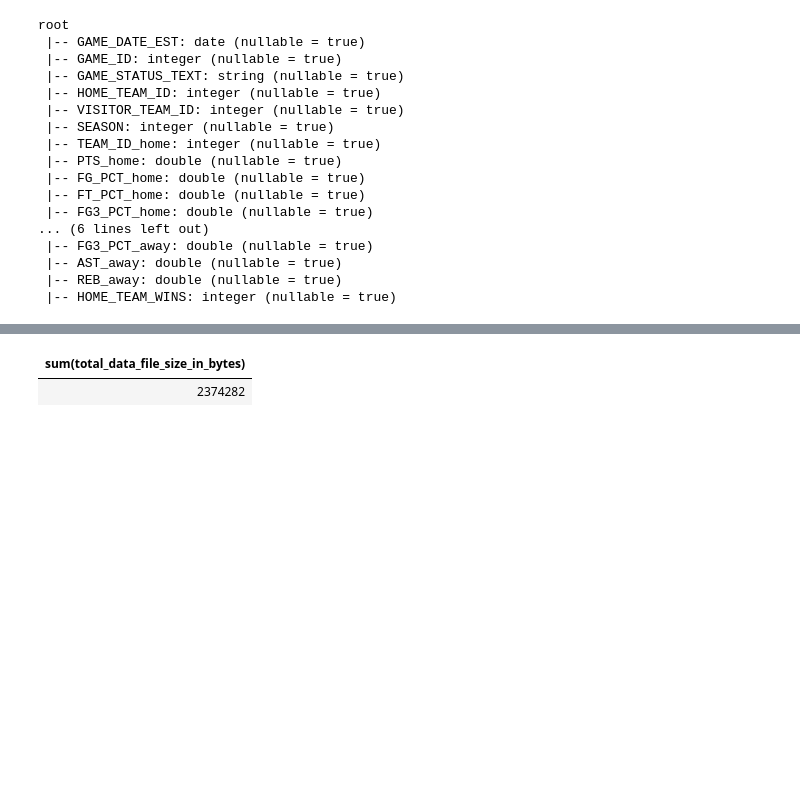
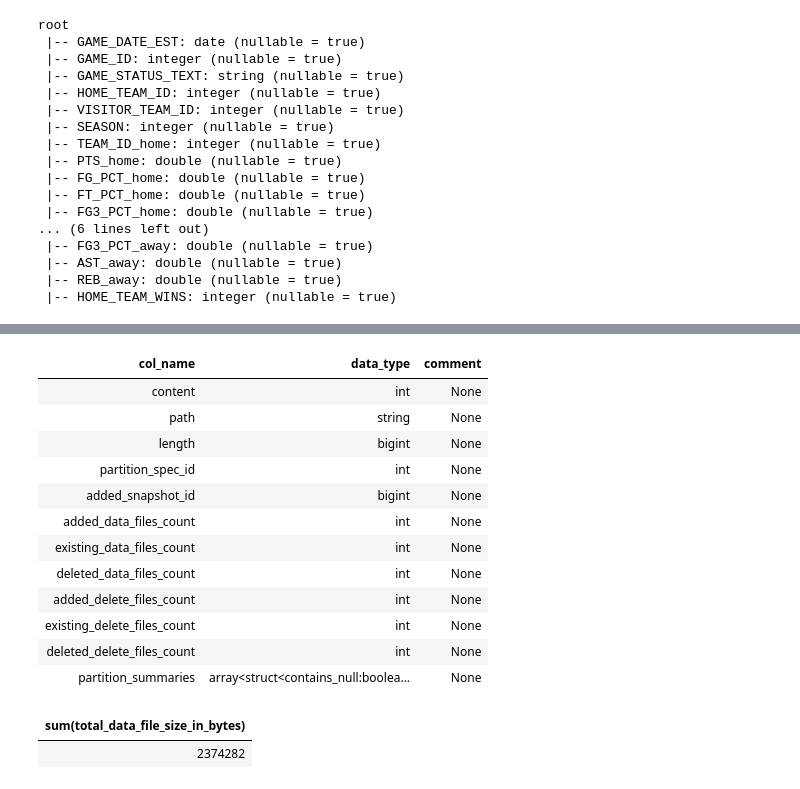
Before and after one commit to sancara/apacheiceberg, a Jupyter notebook: notebooks/nba_demo_iceberg.ipynb, the cells around one changed output, grey strips where cells are left out. Cells and saved outputs as stored; diff of their text form; code cells hidden in the pictures; blank space fills up the shorter version.

Commit message:
modify cells to read manifests

```diff
--- a/notebooks/nba_demo_iceberg.ipynb
+++ b/notebooks/nba_demo_iceberg.ipynb
@@ -92,3 +106,21 @@ df_nba.writeTo("tryo.nba_games") \
+# %%
+%%sql
+
+DESCRIBE demo.tryo.nba_games.manifests
+# %% [output]
+| col_name | data_type | comment |
+| content | int | None |
+| path | string | None |
+| length | bigint | None |
+| partition_spec_id | int | None |
+| added_snapshot_id | bigint | None |
+| added_data_files_count | int | None |
+| existing_data_files_count | int | None |
+| deleted_data_files_count | int | None |
+| added_delete_files_count | int | None |
+| existing_delete_files_count | int | None |
+| deleted_delete_files_count | int | None |
+| partition_summaries | array<struct<contains_null:boolea... | None |
 # %%
 %%sql
 SELECT SUM(total_data_file_size_in_bytes)
```
Also changed, not shown: parts of 23 cells of this notebook, 1 other file.
